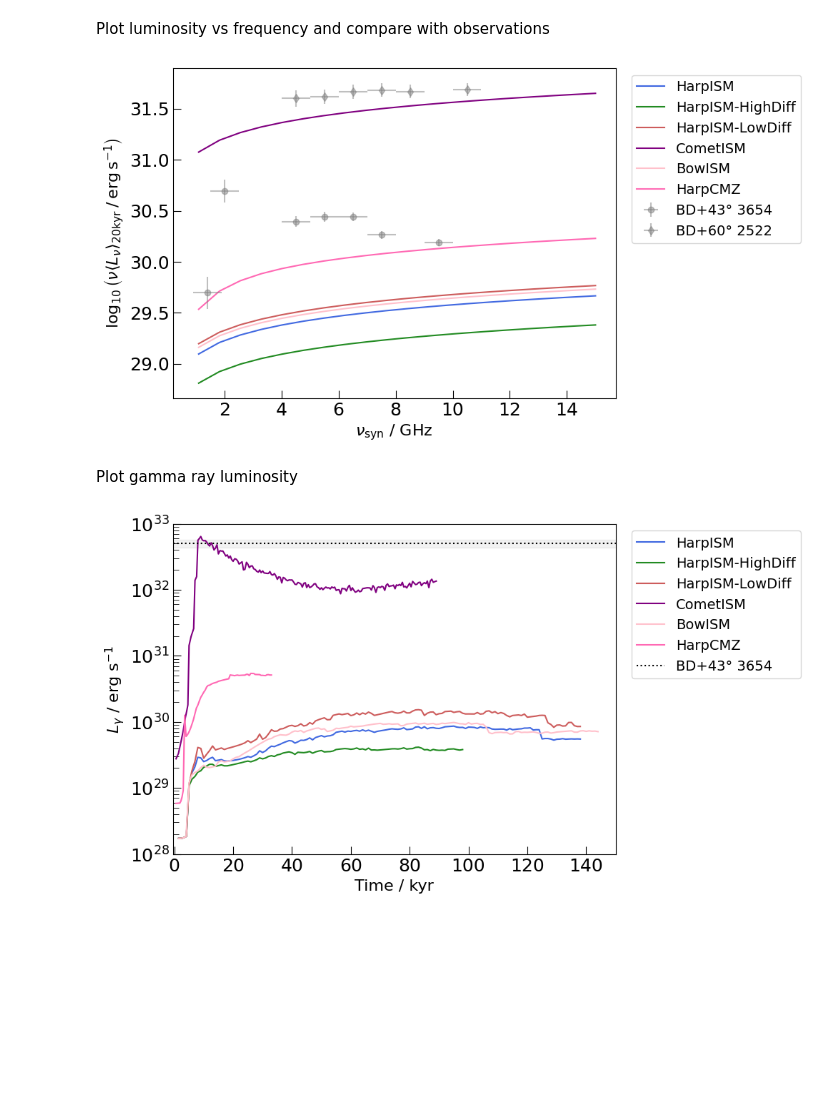
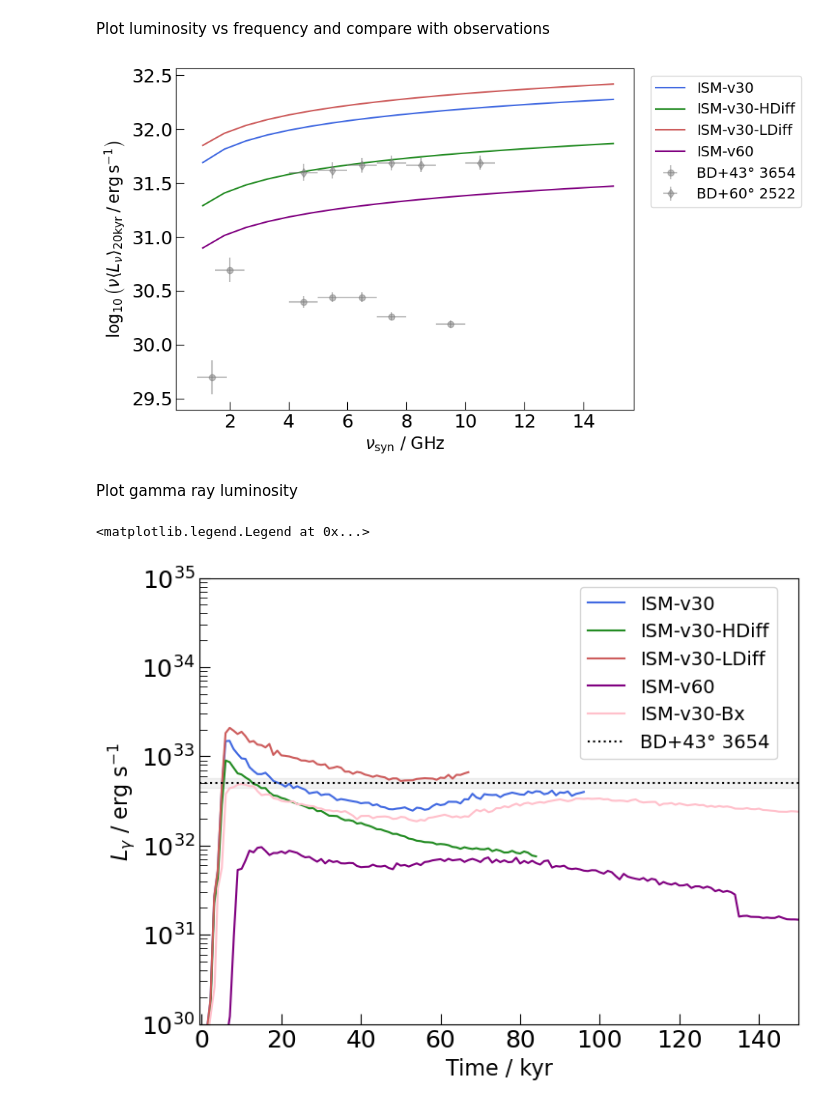
Before and after one commit to kwat0308/crbowshock_analysis_tools, a Jupyter notebook: calculate_CR_properties/2_plot_results/plot_luminosities.ipynb, the cells around one changed output. Saved outputs shown, nothing was run; the diff lists cells and outputs as text; code cells hidden in the pictures; blank space fills up the shorter version.

Commit message:
organised plotting routines in merlin

```diff
--- a/calculate_CR_properties/2_plot_results/plot_luminosities.ipynb
+++ b/calculate_CR_properties/2_plot_results/plot_luminosities.ipynb
@@ -9,7 +8,9 @@ from bowshock_config import bowshock_config
 # %%
-flash_output_dir = "/home/watanabe/Projects/meerkat_bowshocks/outputs"
-fig_dir = "/home/watanabe/Projects/meerkat_bowshocks/figures"
-data_dir = "/home/watanabe/Projects/meerkat_bowshocks/crbowshock_analysis_tools/data"
+flash_output_dir = "/home/kwatanabe/Projects/cr-bowshocks/cr_bowshock_outputs"
+fig_dir = "/home/kwatanabe/Projects/cr-bowshocks/figures"
+data_dir = "/home/kwatanabe/Projects/cr-bowshocks/crbowshock_analysis_tools/data"
+
+bowshock_config = json.load(open("../../config/bowshock_config.json", "r"))["config"]
 # %%
 fig_tseries, ax_tseries = plt.subplots(figsize=(8,6))
 
@@ -17,6 +18,8 @@ synch_freq = 1.4 * u.GHz  # choice of synchrotron frequency
 
 for i, sim_name in enumerate(list(bowshock_config.keys())):
     print(sim_name)
+    if sim_name == "ISM-v30-Bx":
+        continue
 
 # write data to h5py file
     with h5py.File(f"{data_dir}/emission_data.h5", "r") as pf:
@@ -61,6 +63,8 @@ Plot luminosity vs frequency and compare with observations
 fig_tseries, ax_tseries = plt.subplots(figsize=(8,6))
 
 for i, sim_name in enumerate(list(bowshock_config.keys())):
+    if sim_name == "ISM-v30-Bx":
+        continue
 
     # read data from h5py file
     with h5py.File(f"{data_dir}/emission_data.h5", "r") as pf:
@@ -111,13 +115,16 @@ ax_tseries.legend(prop={"size":14}, bbox_to_anchor=[1.02,1.0])
 
 fig_tseries.savefig(f"{fig_dir}/synch/synch_lum_freq.pdf", bbox_inches="tight", dpi=300)
 # %% [output]
-[figure, old version]
+[figure, new version]
 # %% [markdown]
 Plot gamma ray luminosity
 # %%
 fig_tseries, ax_tseries = plt.subplots(figsize=(8,6))
 
 for i, sim_name in enumerate(list(bowshock_config.keys())):
+
+    # if sim_name != "HarpISM":
+    #     continue
 
 # write data to h5py file
     with h5py.File(f"{data_dir}/emission_data.h5", "r") as pf:
@@ -134,34 +141,35 @@ for i, sim_name in enumerate(list(bowshock_config.keys())):
 with h5py.File(f"{data_dir}/S14_data.h5", "r") as pf:
     for l, (bs_name, vd) in enumerate(list(pf.items())):
         d, d_err = vd["D"][()] * u.kpc
         flux =  vd["flux"][()] * 1e-12 * (u.erg * u.s**-1 * u.cm**-2)
         flux_err = 0.05 * flux  # 5% calibration uncertainty
 
         # calcualte luminosity
         gamma_lum_data = (4 * np.pi * d**2 * flux).to(u.erg * u.s**-1)
         gamma_lum_data_err = 4 * np.pi * np.sqrt((2 * d * flux * d_err)**2 + (d**2 * flux_err)**2)
 
         mean_gamma_lum_data = np.mean(gamma_lum_data)
         mean_gamma_lum_data_err = np.sqrt(np.sum(gamma_lum_data_err**2))
 
         ax_tseries.axhline(mean_gamma_lum_data.value, color="k", ls=":", alpha=1.0, label="BD+43° 3654")
         ax_tseries.fill_between(np.linspace(-20, 200, 100), (mean_gamma_lum_data - mean_gamma_lum_data_err).value, (mean_gamma_lum_data + mean_gamma_lum_data_err).value, color="gray", alpha=0.1)
 
 
 ax_tseries.set_xlabel("Time / kyr", fontsize=16)
 ax_tseries.set_ylabel(r"$L_\gamma$ / erg s$^{-1}$", fontsize=16)
 
 # limits
 ax_tseries.set_xlim(xmin=-0.5, xmax=150)
-ax_tseries.set_ylim(ymin=1e28, ymax=1e33)
+ax_tseries.set_ylim(ymin=1e30, ymax=1e35)
 
 # ticks
 ax_tseries.tick_params(axis='both', direction="in", which='major', size=8, labelsize=18)
 ax_tseries.tick_params(axis='both', direction="in", which='minor', size=6, labelsize=16)
 
-ax_tseries.legend(prop={"size":14}, bbox_to_anchor=[1.02,1.0])
+ax_tseries.legend(prop={"size":14}, bbox_to_anchor=[0.98,1.0])
 
 # save
-fig_tseries.savefig(f"{fig_dir}/gamma/gamma_lum_timeseries.pdf", bbox_inches="tight", dpi=300)
+# fig_tseries.savefig(f"{fig_dir}/gamma/gamma_lum_timeseries.pdf", bbox_inches="tight", dpi=300)
 # %% [output]
+<matplotlib.legend.Legend at 0x...>
-[figure, old version]
+[figure, new version]
```
Also changed, not shown: parts of 2 cells of this notebook, 13 other files.
